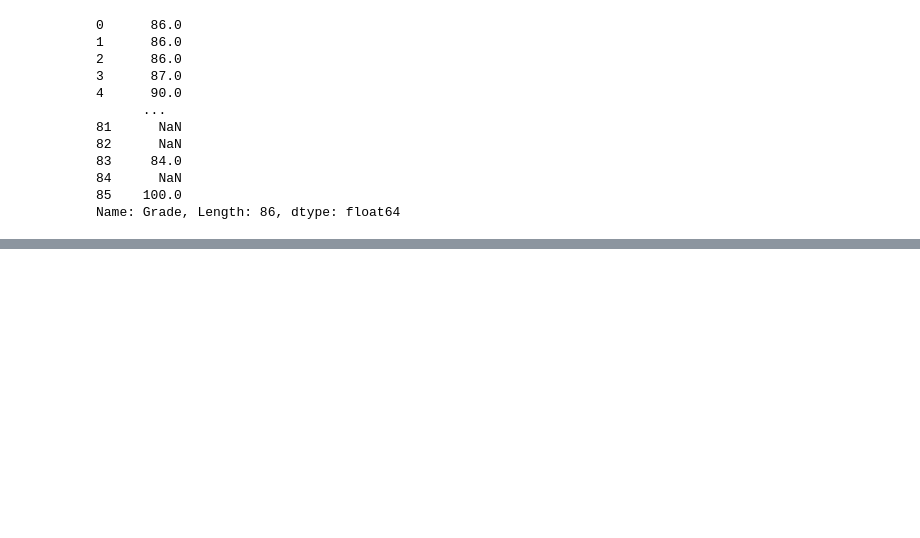
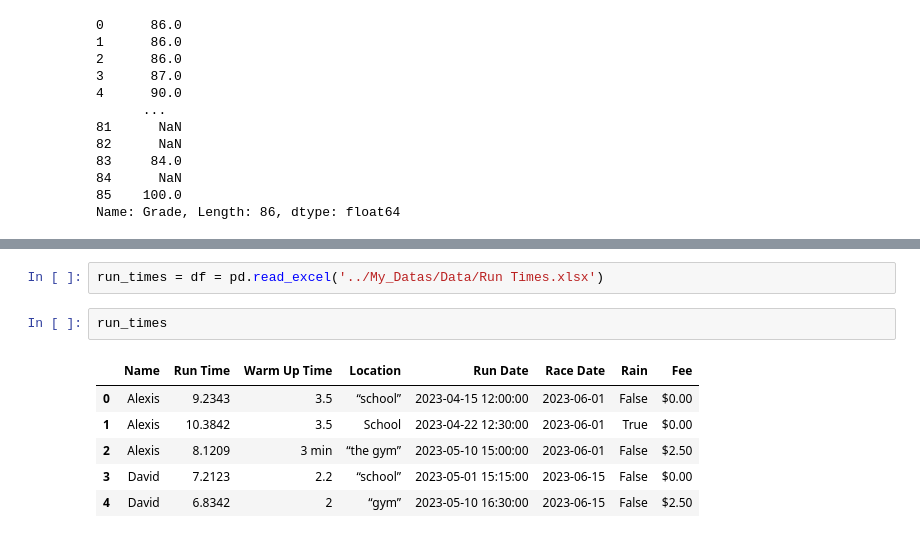
Before and after one commit to Jdalarmi/DataScience, a Jupyter notebook: app/Exploratory_Data_Analysis/practice_pyetl.ipynb, the cells around one changed output, grey strips where cells are left out. Drawn from its saved outputs; the diff is of its cells as text; blank space fills up the shorter version.

```diff
--- a/app/Exploratory_Data_Analysis/practice_pyetl.ipynb
+++ b/app/Exploratory_Data_Analysis/practice_pyetl.ipynb
@@ -71,0 +105,11 @@ Error:
+# %%
+run_times = df = pd.read_excel('../My_Datas/Data/Run Times.xlsx')
+# %%
+run_times
+# %% [output]
+|  | Name | Run Time | Warm Up Time | Location | Run Date | Race Date | Rain | Fee |
+| 0 | Alexis | 9.2343 | 3.5 | “school” | 2023-04-15 12:00:00 | 2023-06-01 | False | $0.00 |
+| 1 | Alexis | 10.3842 | 3.5 | School | 2023-04-22 12:30:00 | 2023-06-01 | True | $0.00 |
+| 2 | Alexis | 8.1209 | 3 min | “the gym” | 2023-05-10 15:00:00 | 2023-06-01 | False | $2.50 |
+| 3 | David | 7.2123 | 2.2 | “school” | 2023-05-01 15:15:00 | 2023-06-15 | False | $0.00 |
+| 4 | David | 6.8342 | 2 | “gym” | 2023-05-10 16:30:00 | 2023-06-15 | False | $2.50 |
```
Also changed, not shown: parts of 16 cells of this notebook, 1 other file.
